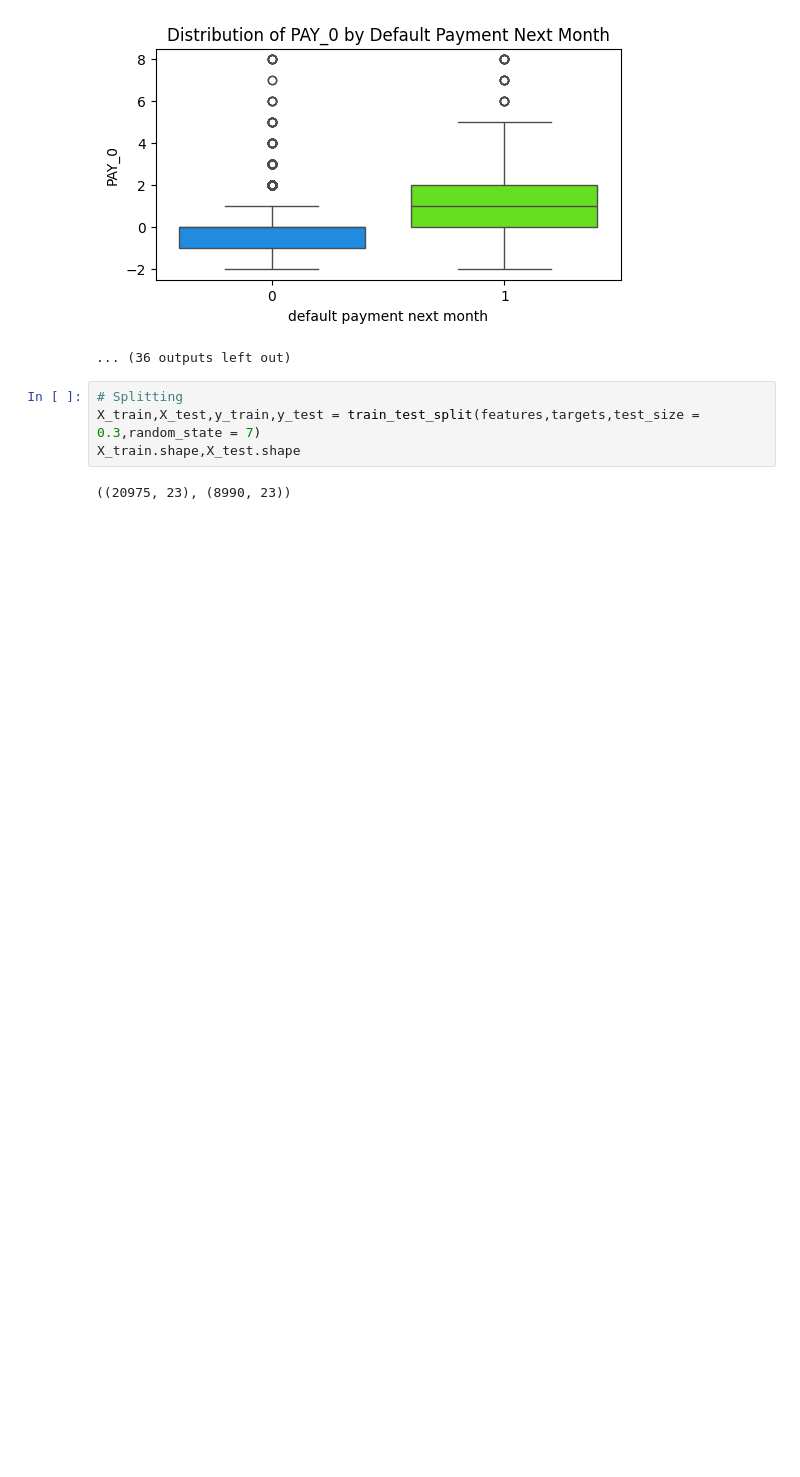
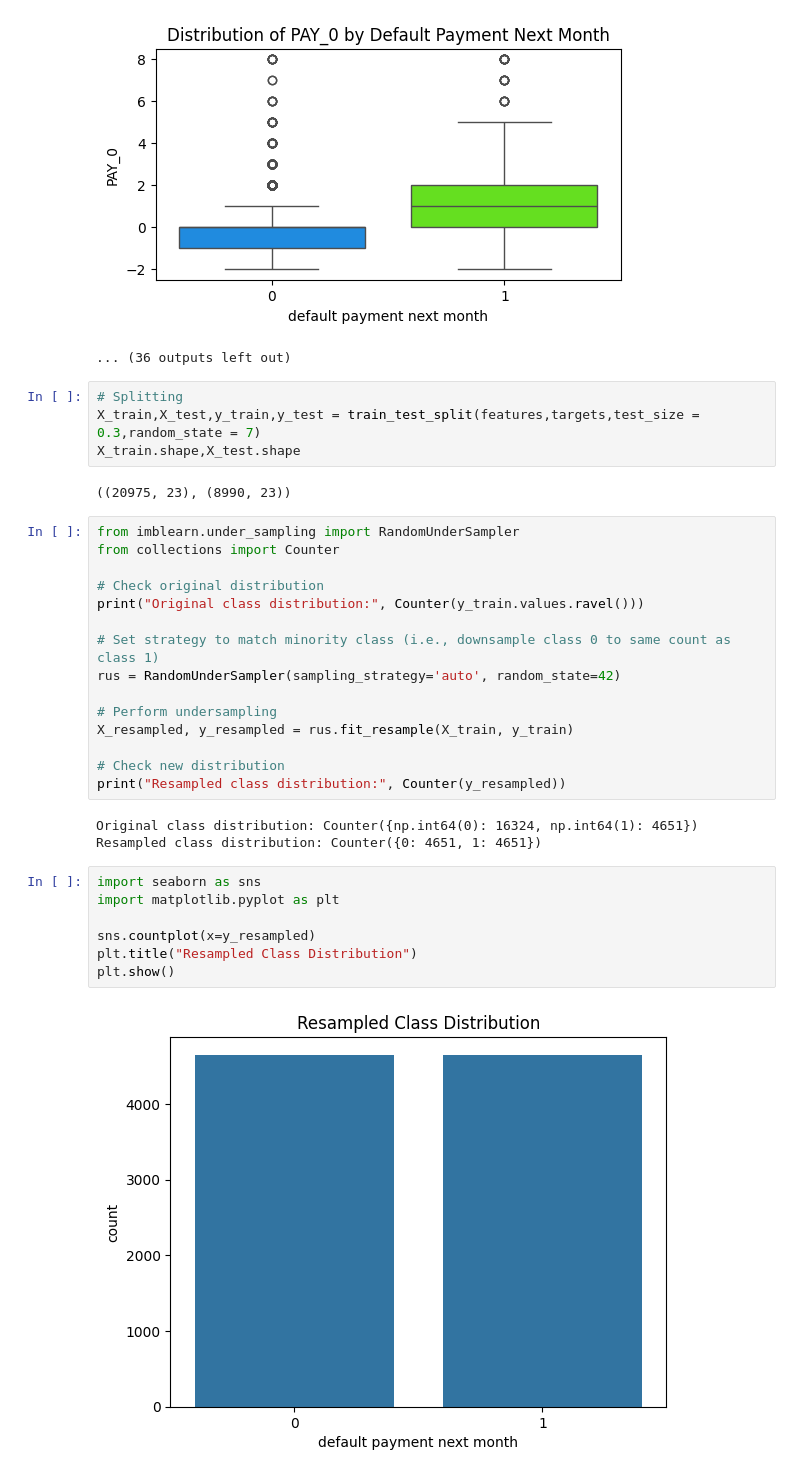
Before and after one commit to faseeh-quraishi/Credit_Card_Users_Default_Prediction, a Jupyter notebook: MAC_ML_Assignment_Summer2025.ipynb, the cells around one changed output. Saved outputs shown, nothing was run; the diff lists cells and outputs as text; blank space fills up the shorter version.

Commit message:
Trying undersampling and added decision tree classifier.

```diff
--- a/MAC_ML_Assignment_Summer2025.ipynb
+++ b/MAC_ML_Assignment_Summer2025.ipynb
@@ -474,3 +474,30 @@ X_train,X_test,y_train,y_test = train_test_split(features,targets,test_size = 0.
 X_train.shape,X_test.shape
 # %% [output]
 ((20975, 23), (8990, 23))
+# %%
+from imblearn.under_sampling import RandomUnderSampler
+from collections import Counter
+
+# Check original distribution
+print("Original class distribution:", Counter(y_train.values.ravel()))
+
+# Set strategy to match minority class (i.e., downsample class 0 to same count as class 1)
+rus = RandomUnderSampler(sampling_strategy='auto', random_state=42)
+
+# Perform undersampling
+X_resampled, y_resampled = rus.fit_resample(X_train, y_train)
+
+# Check new distribution
+print("Resampled class distribution:", Counter(y_resampled))
+# %% [output]
+Original class distribution: Counter({np.int64(0): 16324, np.int64(1): 4651})
+Resampled class distribution: Counter({0: 4651, 1: 4651})
+# %%
+import seaborn as sns
+import matplotlib.pyplot as plt
+
+sns.countplot(x=y_resampled)
+plt.title("Resampled Class Distribution")
+plt.show()
+# %% [output]
+[figure, added]
```
Also changed, not shown: parts of 4 cells of this notebook.
